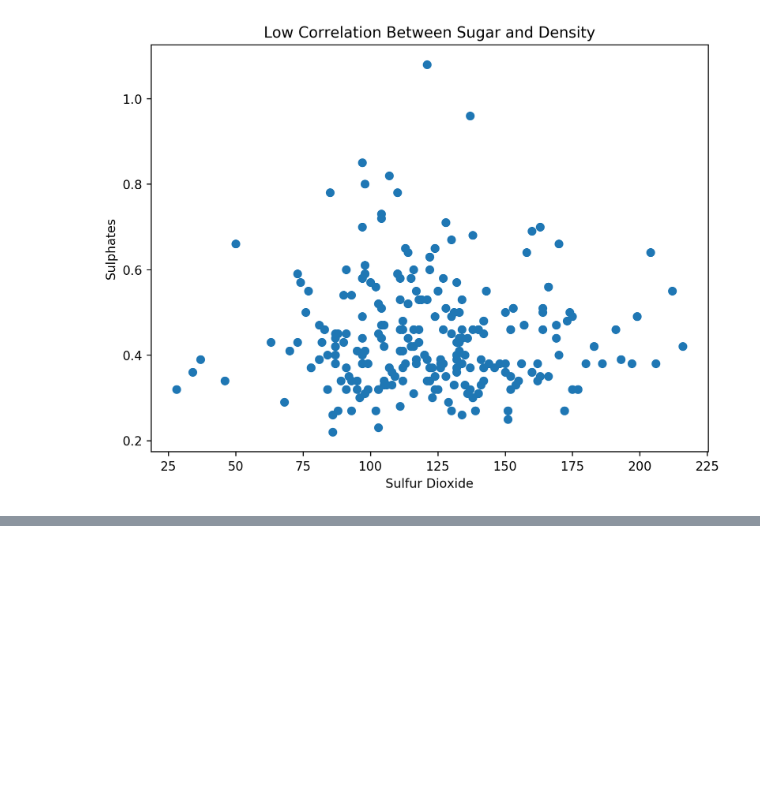
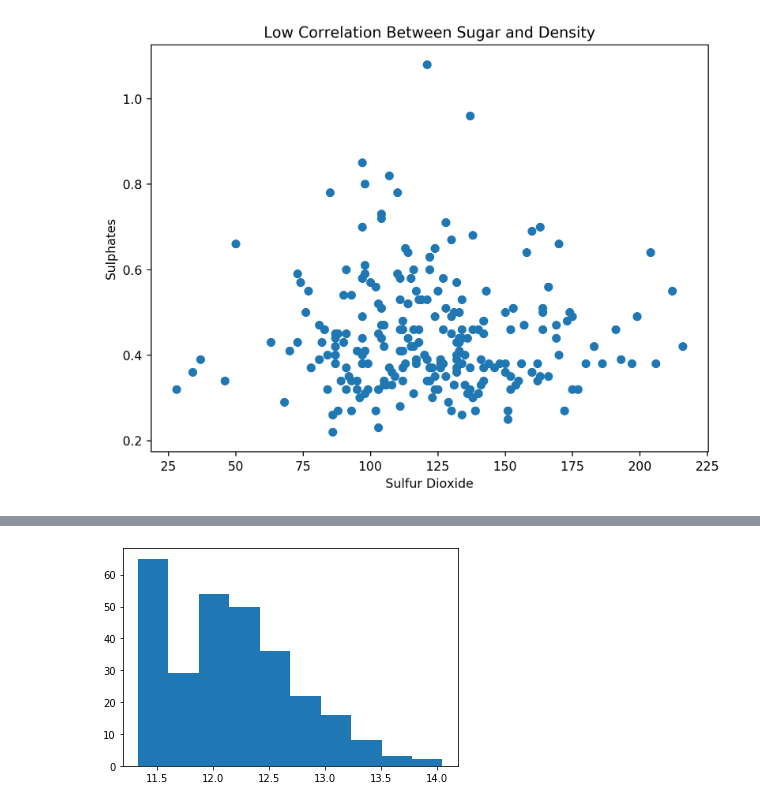
Before and after one commit to ZipCodeCore/DataEngineering.Labs.Libraries, a Jupyter notebook: Matplotlib - Part 1 (Intro)/Visualization - Pt. 1.ipynb, the cells around one changed output, grey strips where cells are left out. Saved outputs shown, nothing was run; the diff lists cells and outputs as text; code cells hidden in the pictures; blank space fills up the shorter version.

Commit message:
adding histograms and scatterplots

```diff
--- a/Matplotlib - Part 1 (Intro)/Visualization - Pt. 1.ipynb
+++ b/Matplotlib - Part 1 (Intro)/Visualization - Pt. 1.ipynb
@@ -111,0 +124,7 @@ plt.show()
+# %%
+#plot the distribution of alcohol content
+
+plt.hist(x=data['alcohol'])
+plt.show()
+# %% [output]
+[figure, added]
```
Also changed, not shown: parts of 6 cells of this notebook.
